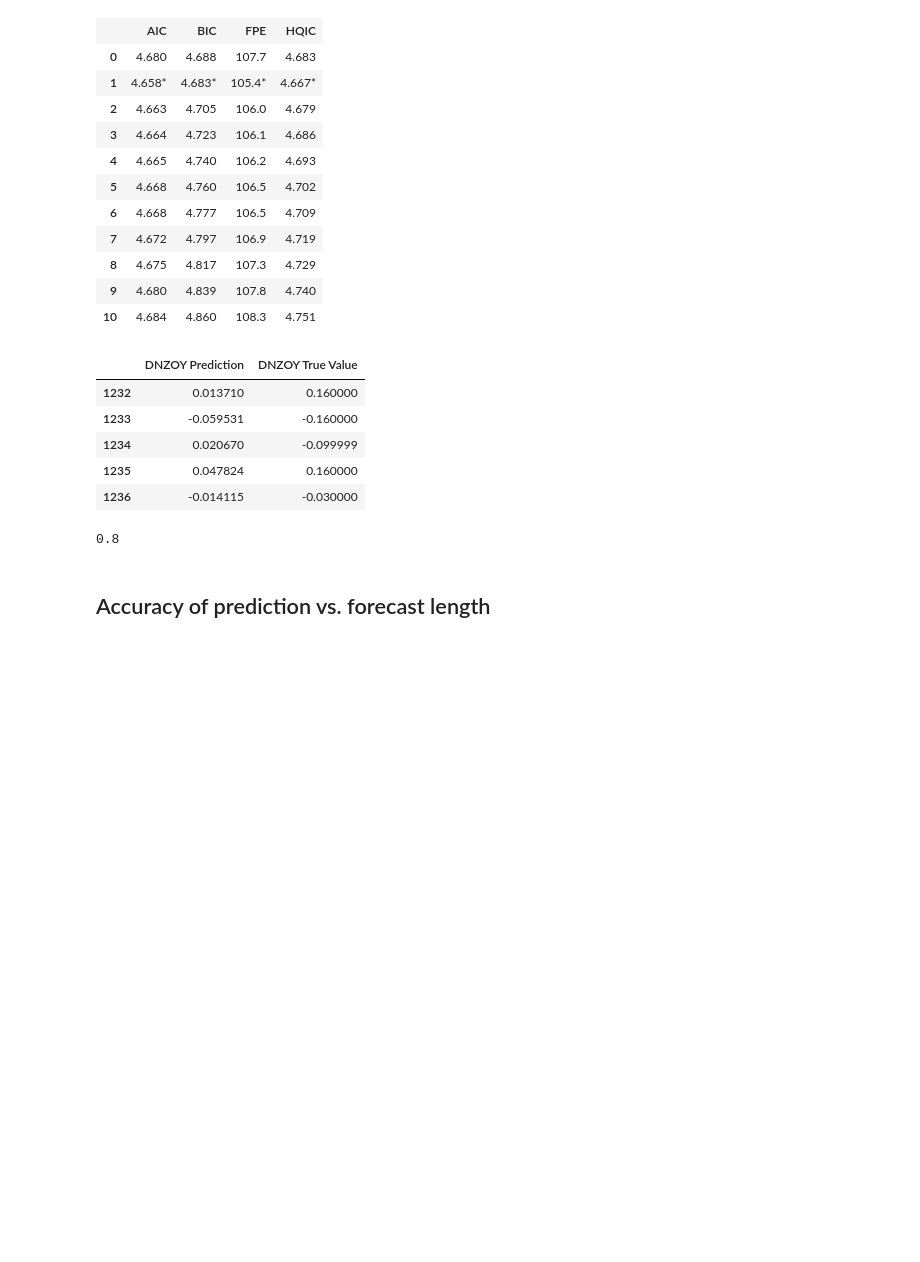
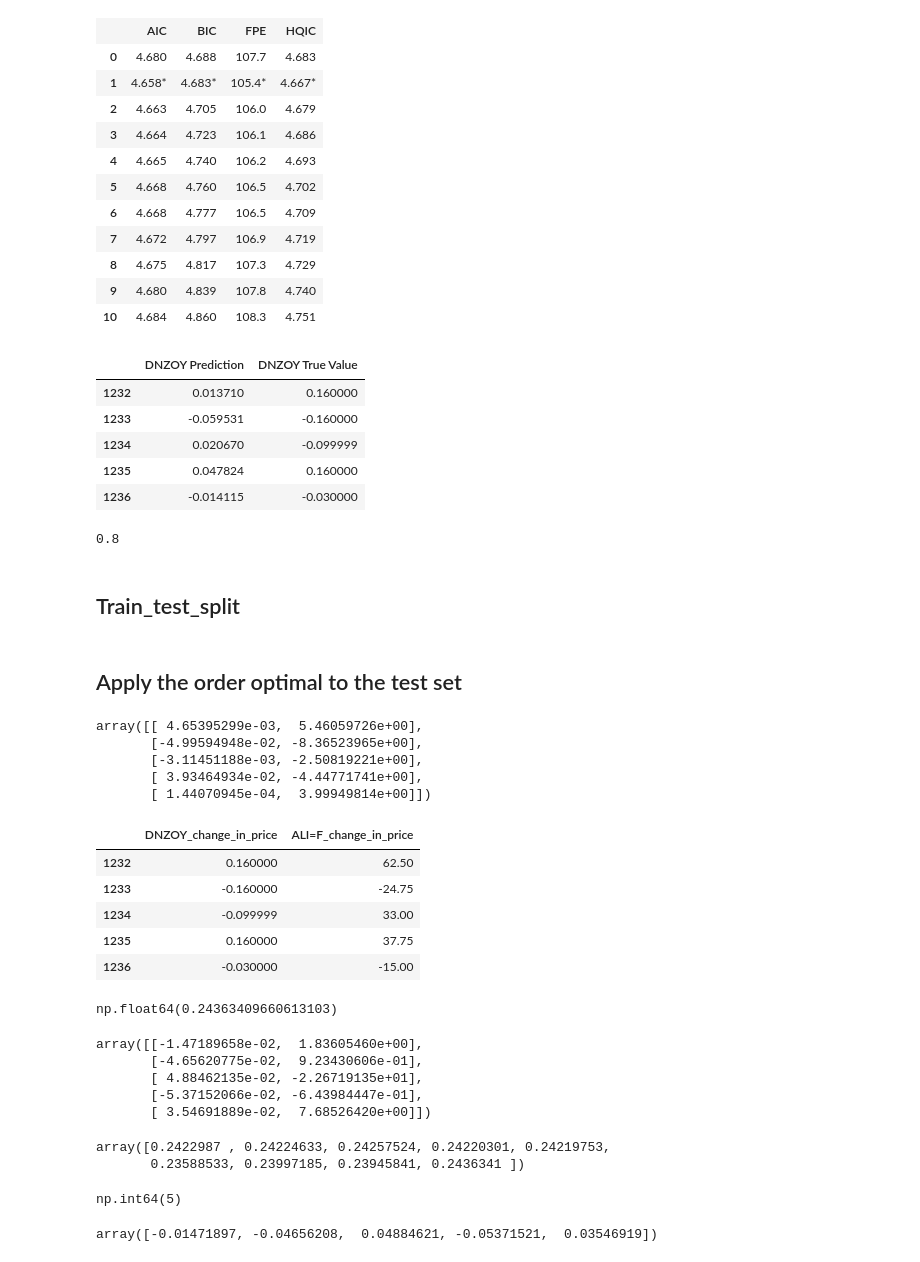
Before and after one commit to Arnabds/equity-vs-commodity, a Jupyter notebook: Kate_notebook/VAR.ipynb, the cells around one changed output. Drawn from its saved outputs; the diff is of its cells as text; code cells hidden in the pictures; blank space fills up the shorter version.

```diff
--- a/Kate_notebook/VAR.ipynb
+++ b/Kate_notebook/VAR.ipynb
@@ -550,4 +550,7 @@ acc
 # %% [output]
 0.8
 # %% [markdown]
-## Accuracy of prediction vs. forecast length
+## Train_test_split
+# %%
+train = df_change_ALI.iloc[:-forecast_length]
+test = df_change_ALI.iloc[-forecast_length:]
@@ -553,0 +571,47 @@ acc
+# %% [markdown]
+## Apply the order optimal to the test set
+# %%
+model_best = VAR(train)
+var_model_best = model.fit(order_optimal)
+pred_best = var_model.forecast(train.values, steps=forecast_length)
+pred_best
+# %% [output]
+array([[ 4.65395299e-03,  5.46059726e+00],
+       [-4.99594948e-02, -8.36523965e+00],
+       [-3.11451188e-03, -2.50819221e+00],
+       [ 3.93464934e-02, -4.44771741e+00],
+       [ 1.44070945e-04,  3.99949814e+00]])
+# %%
+test
+# %% [output]
+|  | DNZOY_change_in_price | ALI=F_change_in_price |
+| 1232 | 0.160000 | 62.50 |
+| 1233 | -0.160000 | -24.75 |
+| 1234 | -0.099999 | 33.00 |
+| 1235 | 0.160000 | 37.75 |
+| 1236 | -0.030000 | -15.00 |
+# %%
+np.sqrt(mean_squared_error(t_ho['DNZOY_change_in_price'].values, pred[:, 0]))
+# %% [output]
+np.float64(0.24363409660613103)
+# %%
+pred
+# %% [output]
+array([[-1.47189658e-02,  1.83605460e+00],
+       [-4.65620775e-02,  9.23430606e-01],
+       [ 4.88462135e-02, -2.26719135e+01],
+       [-5.37152066e-02, -6.43984447e-01],
+       [ 3.54691889e-02,  7.68526420e+00]])
+# %%
+MSE
+# %% [output]
+array([0.2422987 , 0.24224633, 0.24257524, 0.24220301, 0.24219753,
+       0.23588533, 0.23997185, 0.23945841, 0.2436341 ])
+# %%
+np.argmin(MSE)
+# %% [output]
+np.int64(5)
+# %%
+pred[:, 0]
+# %% [output]
+array([-0.01471897, -0.04656208,  0.04884621, -0.05371521,  0.03546919])
```
Also changed, not shown: parts of 2 cells of this notebook.
